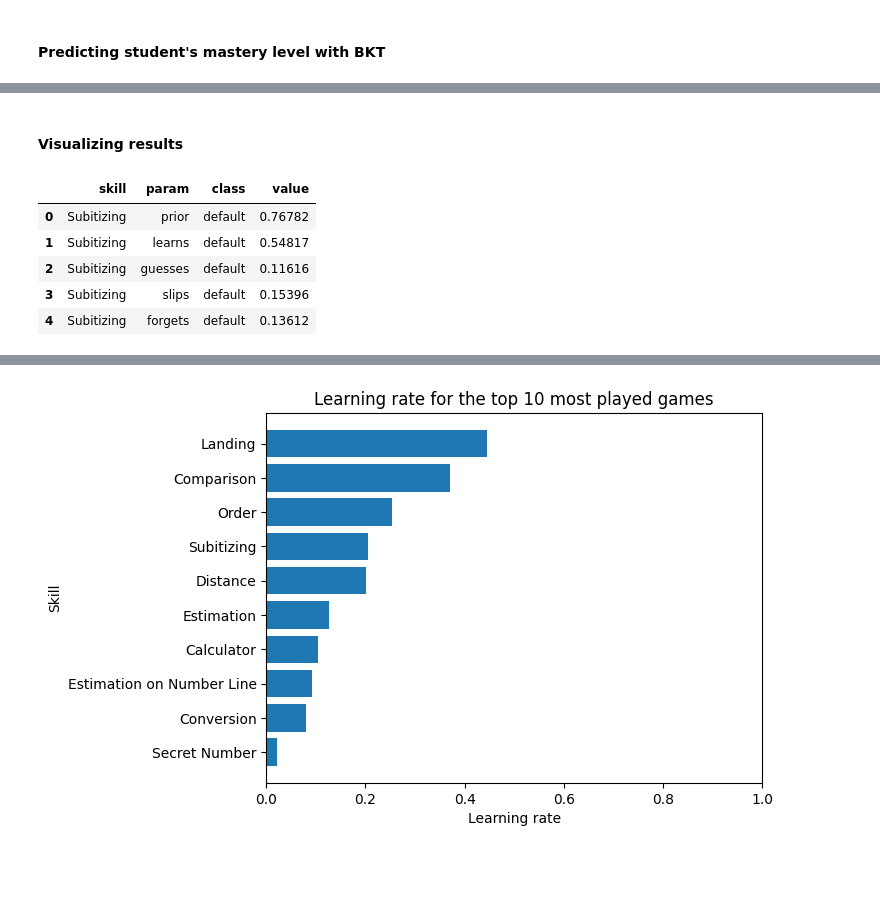
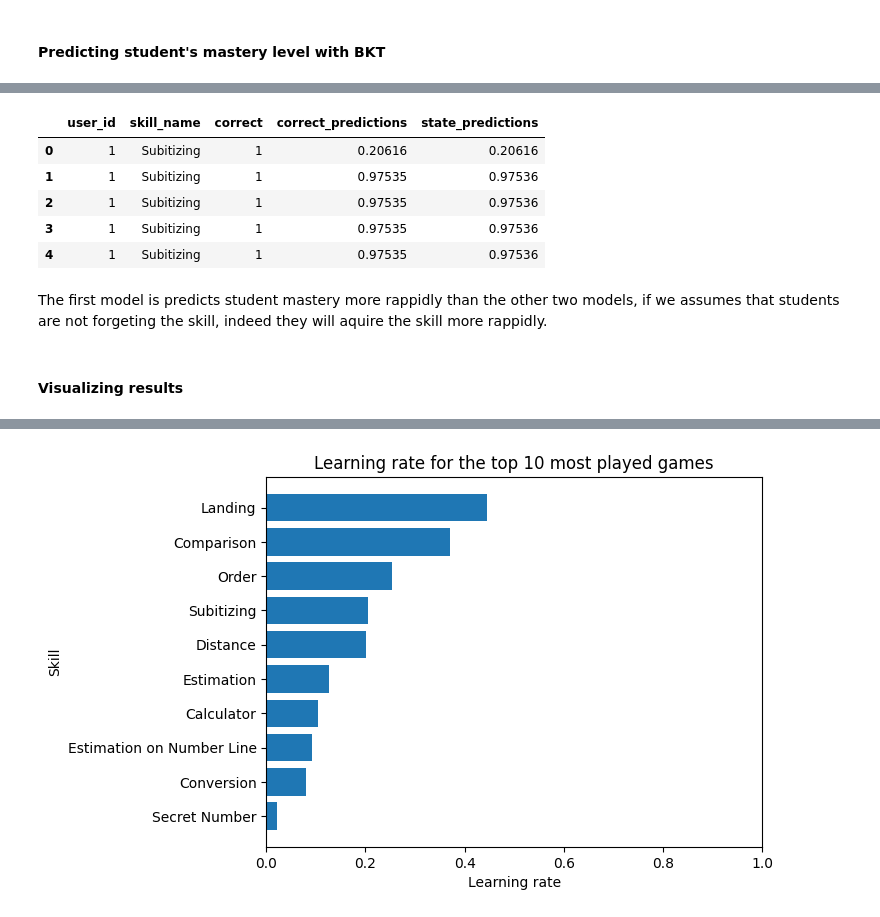
Before and after one commit to ewaMiazga/mlbdProject-2023, a Jupyter notebook: project/milestone-04/m4_calcularis_calcularis_crusaders.ipynb, the cells around one changed output, grey strips where cells are left out. Cells and saved outputs as stored; diff of their text form; code cells hidden in the pictures; blank space fills up the shorter version.

```diff
--- a/project/milestone-04/m4_calcularis_calcularis_crusaders.ipynb
+++ b/project/milestone-04/m4_calcularis_calcularis_crusaders.ipynb
@@ -388,2 +397,14 @@ df_preds.head()
+# %%
+bkt_3_preds = bkt_3.predict(data=df_simple)
+bkt_3_preds[['user_id', 'skill_name', 'correct', 'correct_predictions', 'state_predictions']].head()
+# %% [output]
+|  | user_id | skill_name | correct | correct_predictions | state_predictions |
+| 0 | 1 | Subitizing | 1 | 0.20616 | 0.20616 |
+| 1 | 1 | Subitizing | 1 | 0.97535 | 0.97536 |
+| 2 | 1 | Subitizing | 1 | 0.97535 | 0.97536 |
+| 3 | 1 | Subitizing | 1 | 0.97535 | 0.97536 |
+| 4 | 1 | Subitizing | 1 | 0.97535 | 0.97536 |
+# %% [markdown]
+The first model is predicts student mastery more rappidly than the other two models, if we assumes that students are not forgeting the skill, indeed they will aquire the skill more rappidly.
 # %% [markdown]
 #### Visualizing results
@@ -394,11 +410,0 @@ import seaborn as sns
-# %%
-bkt_1_params = bkt_1.params().reset_index()
-bkt_2_params = bkt_2.params().reset_index()
-bkt_2_params.head()
-# %% [output]
-|  | skill | param | class | value |
-| 0 | Subitizing | prior | default | 0.76782 |
-| 1 | Subitizing | learns | default | 0.54817 |
-| 2 | Subitizing | guesses | default | 0.11616 |
-| 3 | Subitizing | slips | default | 0.15396 |
-| 4 | Subitizing | forgets | default | 0.13612 |
```
Also changed, not shown: parts of 44 cells of this notebook.
